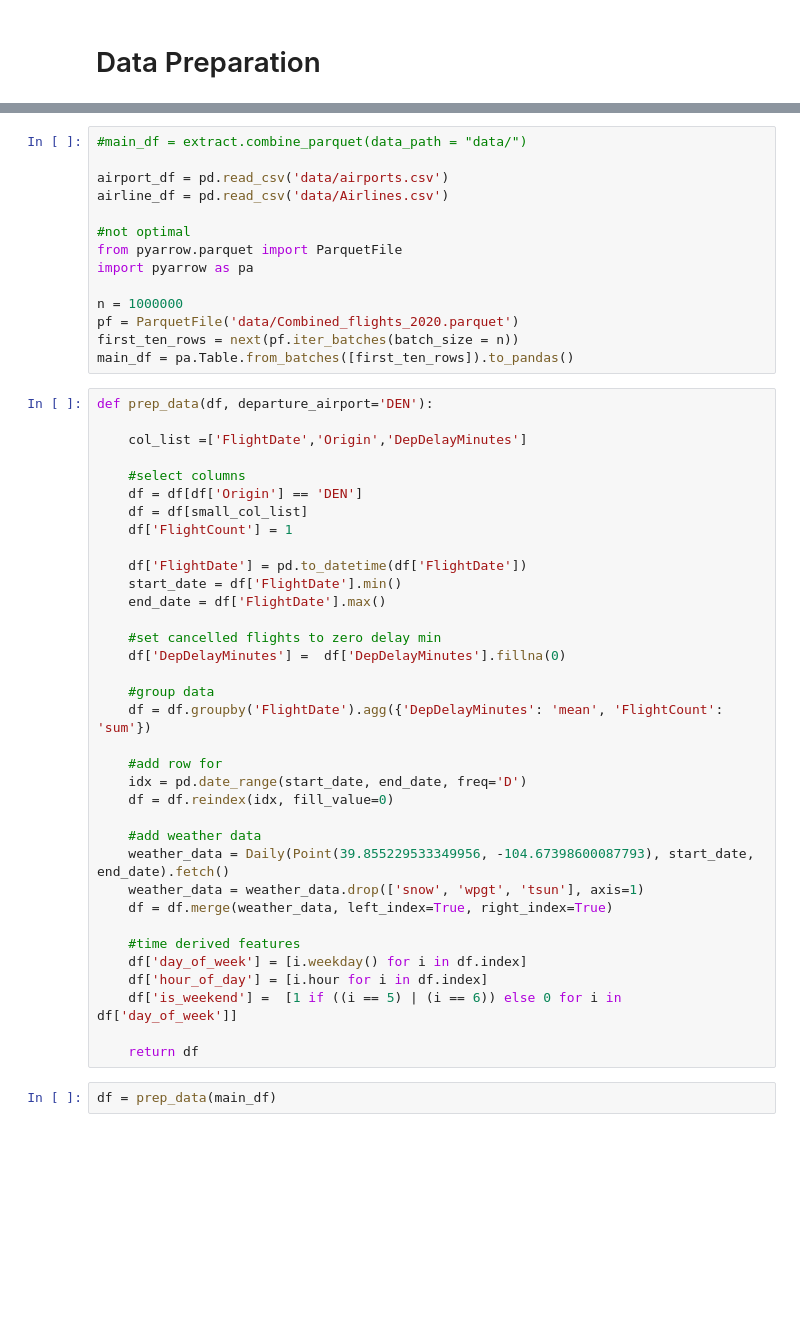
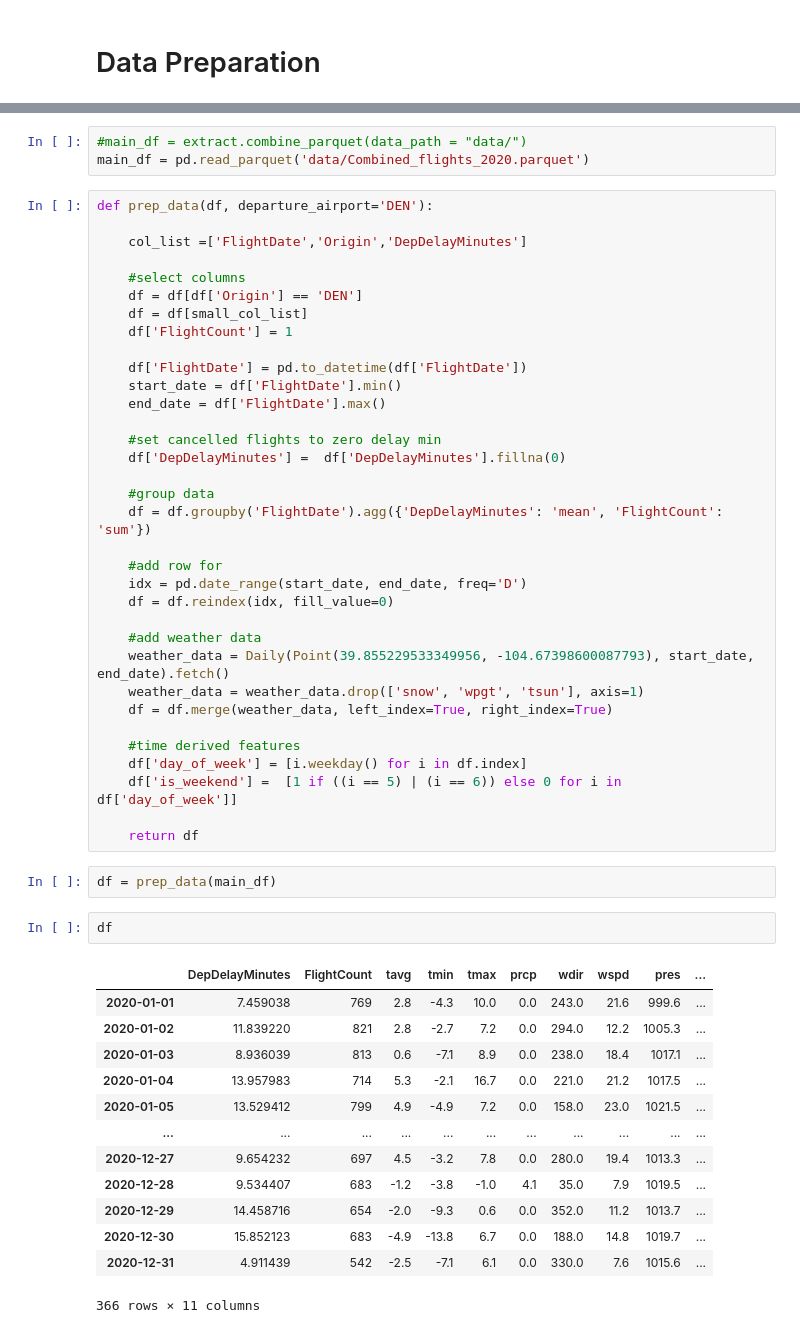
Before and after one commit to oliversvane/MBML-Project-2023, a Jupyter notebook: data_preparation.ipynb, the cells around one changed output, grey strips where cells are left out. Cells and saved outputs as stored; diff of their text form; blank space fills up the shorter version.

```diff
--- a/data_preparation.ipynb
+++ b/data_preparation.ipynb
@@ -36,17 +31,6 @@ import pytz
-# %%
-#main_df = extract.combine_parquet(data_path = "data/")
-
-airport_df = pd.read_csv('data/airports.csv')
-airline_df = pd.read_csv('data/Airlines.csv')
-
-#not optimal
-from pyarrow.parquet import ParquetFile
-import pyarrow as pa
-
-n = 1000000
-pf = ParquetFile('data/Combined_flights_2020.parquet')
-first_ten_rows = next(pf.iter_batches(batch_size = n))
-main_df = pa.Table.from_batches([first_ten_rows]).to_pandas()
+# %%
+#main_df = extract.combine_parquet(data_path = "data/")
+main_df = pd.read_parquet('data/Combined_flights_2020.parquet')
 # %%
 def prep_data(df, departure_airport='DEN'):
 
@@ -78,10 +62,25 @@ def prep_data(df, departure_airport='DEN'):
 
     #time derived features
     df['day_of_week'] = [i.weekday() for i in df.index]
-    df['hour_of_day'] = [i.hour for i in df.index]
     df['is_weekend'] =  [1 if ((i == 5) | (i == 6)) else 0 for i in df['day_of_week']]
 
     return df
 # %%
 df = prep_data(main_df)
+# %%
+df
+# %% [output]
+|  | DepDelayMinutes | FlightCount | tavg | tmin | tmax | prcp | wdir | wspd | pres | ... |
+| 2020-01-01 | 7.459038 | 769 | 2.8 | -4.3 | 10.0 | 0.0 | 243.0 | 21.6 | 999.6 | ... |
+| 2020-01-02 | 11.839220 | 821 | 2.8 | -2.7 | 7.2 | 0.0 | 294.0 | 12.2 | 1005.3 | ... |
+| 2020-01-03 | 8.936039 | 813 | 0.6 | -7.1 | 8.9 | 0.0 | 238.0 | 18.4 | 1017.1 | ... |
+| 2020-01-04 | 13.957983 | 714 | 5.3 | -2.1 | 16.7 | 0.0 | 221.0 | 21.2 | 1017.5 | ... |
+| 2020-01-05 | 13.529412 | 799 | 4.9 | -4.9 | 7.2 | 0.0 | 158.0 | 23.0 | 1021.5 | ... |
+| ... | ... | ... | ... | ... | ... | ... | ... | ... | ... | ... |
+| 2020-12-27 | 9.654232 | 697 | 4.5 | -3.2 | 7.8 | 0.0 | 280.0 | 19.4 | 1013.3 | ... |
+| 2020-12-28 | 9.534407 | 683 | -1.2 | -3.8 | -1.0 | 4.1 | 35.0 | 7.9 | 1019.5 | ... |
+| 2020-12-29 | 14.458716 | 654 | -2.0 | -9.3 | 0.6 | 0.0 | 352.0 | 11.2 | 1013.7 | ... |
+| 2020-12-30 | 15.852123 | 683 | -4.9 | -13.8 | 6.7 | 0.0 | 188.0 | 14.8 | 1019.7 | ... |
+| 2020-12-31 | 4.911439 | 542 | -2.5 | -7.1 | 6.1 | 0.0 | 330.0 | 7.6 | 1015.6 | ... |
+366 rows × 11 columns
 # %%
```
Also changed, not shown: parts of 4 cells of this notebook.
